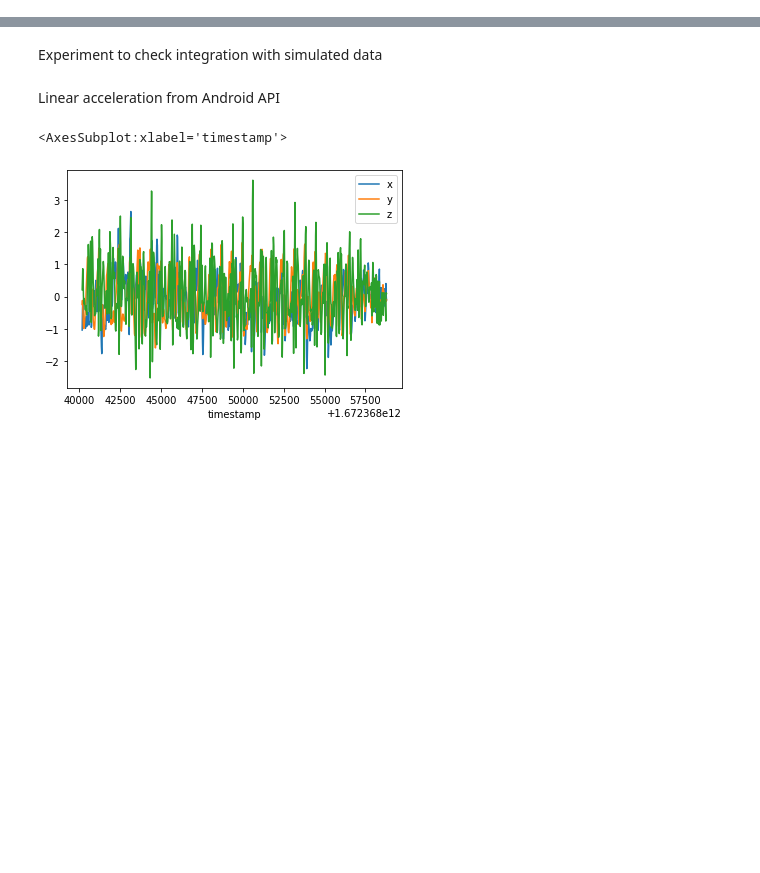
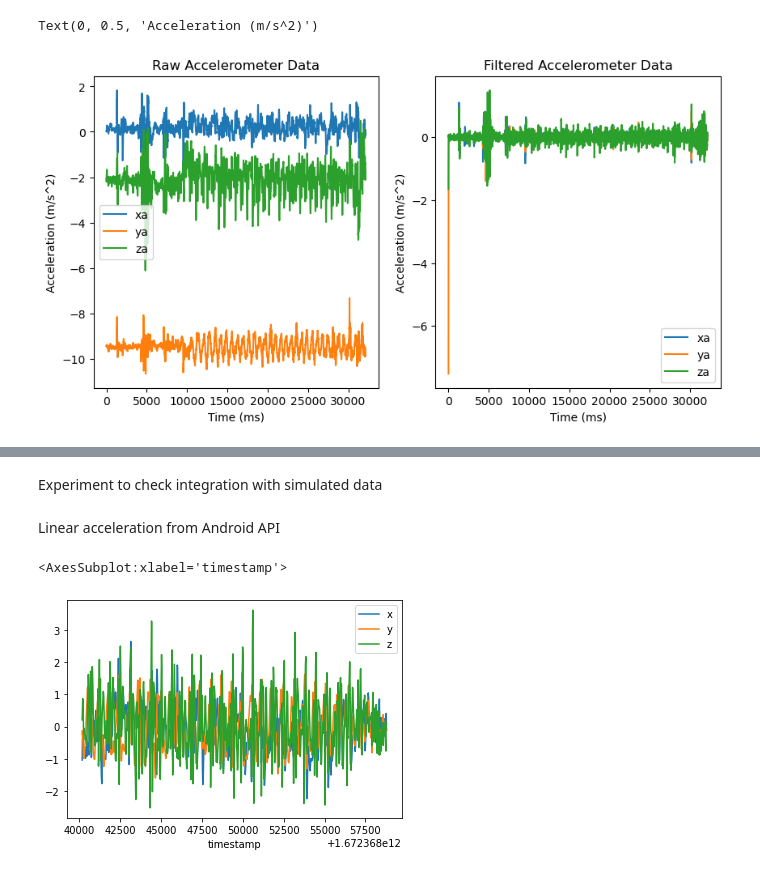
Before and after one commit to localization-as-a-service/local-registration, a Jupyter notebook: imu_trajectory_estimation.ipynb, the cells around one changed output, grey strips where cells are left out. Cells and saved outputs as stored; diff of their text form; code cells hidden in the pictures; blank space fills up the shorter version.

```diff
--- a/imu_trajectory_estimation.ipynb
+++ b/imu_trajectory_estimation.ipynb
@@ -29,6 +33,8 @@ accel_df.drop_duplicates("timestamp", inplace=True)
 gyro_df.drop_duplicates("timestamp", inplace=True)
 # %%
 imu_df = pd.merge(accel_df, gyro_df, on="timestamp", suffixes=("a", "g"))
+# %%
+raw_accel_df = imu_df[["timestamp", "xa", "ya", "za"]].copy()
 # %%
 alpha = 0.8
 gravity = [0, 0, 0]
@@ -37,6 +43,28 @@ for i in range(imu_df.shape[0]):
     for j in range(3):
         gravity[j] = alpha * gravity[j] + (1 - alpha) * imu_df.iloc[i, 1 + j]
         imu_df.iloc[i, 1 + j] = imu_df.iloc[i, 1 + j] - gravity[j]
+# %%
+filtered_accel_df = imu_df[["timestamp", "xa", "ya", "za"]].copy()
+
+filtered_accel_df.loc[:, "timestamp"] = filtered_accel_df.timestamp.values - filtered_accel_df.timestamp.values[0]
+raw_accel_df.loc[:, "timestamp"] = raw_accel_df.timestamp.values - raw_accel_df.timestamp.values[0]
+
+fig, axes = plt.subplots(nrows=1, ncols=2, figsize=(10, 5))
+
+raw_accel_df.set_index("timestamp").loc[:, ["xa", "ya", "za"]].plot(ax=axes[0])
+filtered_accel_df.set_index("timestamp").loc[:, ["xa", "ya", "za"]].plot(ax=axes[1])
+
+axes[0].set_title("Raw Accelerometer Data")
+axes[1].set_title("Filtered Accelerometer Data")
+
+axes[0].set_xlabel("Time (ms)")
+axes[1].set_xlabel("Time (ms)")
+
+axes[0].set_ylabel("Acceleration (m/s^2)")
+axes[1].set_ylabel("Acceleration (m/s^2)")
+# %% [output]
+Text(0, 0.5, 'Acceleration (m/s^2)')
+[figure, added]
 # %%
 # remove first second's data (as it stabilizes the gravity)
 imu_df = imu_df.iloc[400:]
```
Also changed, not shown: parts of 23 cells of this notebook, 1 other file.
